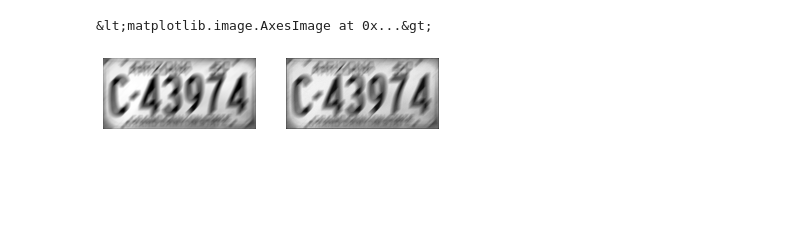
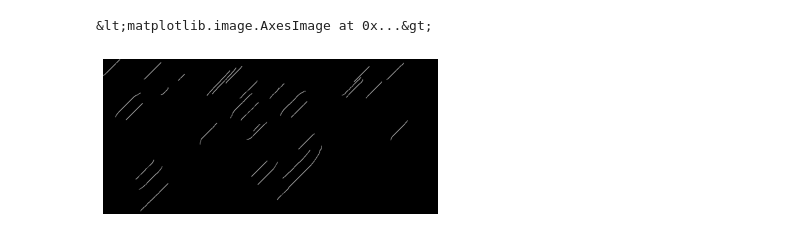
Before and after one commit to thanakorn/arv_quiz, a Jupyter notebook: motion_deblur.ipynb, the cells around one changed output. Saved outputs shown, nothing was run; the diff lists cells and outputs as text; code cells hidden in the pictures; blank space fills up the shorter version.

```diff
--- a/motion_deblur.ipynb
+++ b/motion_deblur.ipynb
@@ -13,10 +21,8 @@ recon_img = restoration.richardson_lucy(img, psf, iterations=30)
-# %%
-plt.subplot(121)
-plt.axis('off')
-plt.imshow(img, cmap='gray')
-plt.subplot(122)
-plt.axis('off')
-plt.imshow(recon_img, cmap='gray')
-# %% [output]
-&lt;matplotlib.image.AxesImage at 0x...&gt;
-[figure, removed]
+# %%
+# Detect edges
+edges = canny(img, low_threshold=0.2, high_threshold=0.4)
+plt.axis('off')
+plt.imshow(edges, cmap='gray')
+# %% [output]
+&lt;matplotlib.image.AxesImage at 0x...&gt;
+[figure, added]
```
Also changed, not shown: parts of 4 cells of this notebook.
